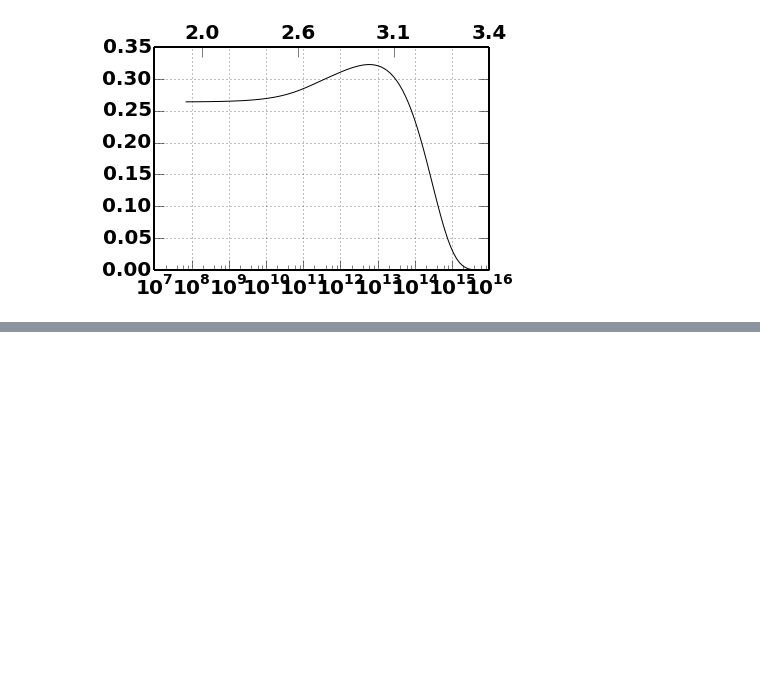
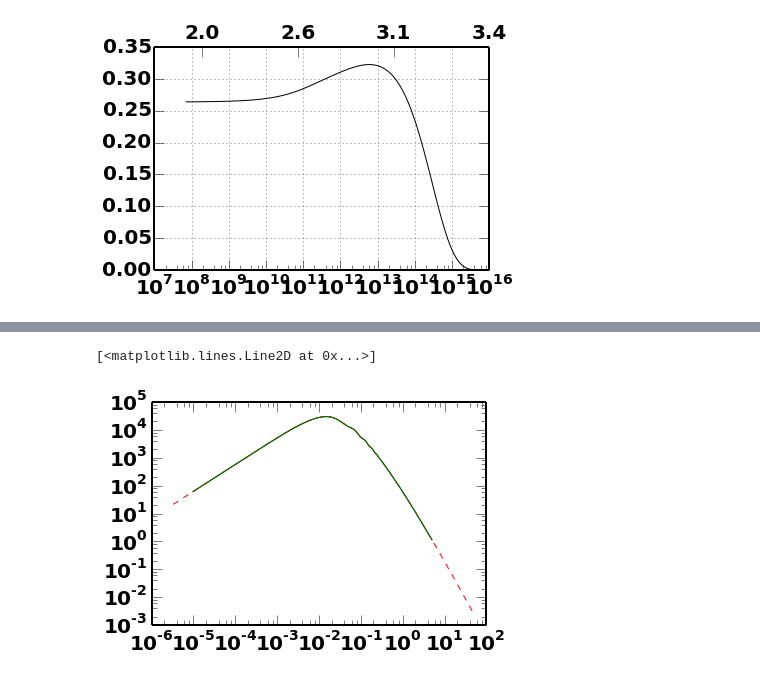
Before and after one commit to rbiswas4/FluctuationsInCosmology, a Jupyter notebook: Compare.ipynb, the cells around one changed output, grey strips where cells are left out. Drawn from its saved outputs; the diff is of its cells as text; code cells hidden in the pictures; blank space fills up the shorter version.

```diff
--- a/Compare.ipynb
+++ b/Compare.ipynb
@@ -51,7 +52,8 @@ Tk = Tks[:,-1]
 sumanrhoc    = 2.77536627e11
 sumannorm    = fs.Pk_norm(sigma8 = 0.8, ns = 0.963, k = k , Tk=Tk, hubble= 0.71)
 
-        #working power spectrum example
+        #working power sp
+psfrompk = psu.powerspectrum(koverh = None, asciifile=pkfile)
 psfromtkcbscb = psu.powerspectrum(koverh = None, pstype ="cb",sigma8ype= "cb", asciifile =tkfile, cosmo = M000s, z =0., method="CAMBoutgrowth")
 #psfromtkcbscb = psu.powerspectrum(koverh = None, pstype ="cb", asciifile =tkfile, cosmo = M000s)
 # %%
@@ -187,0 +197,10 @@ axtlabs = "{}}.format(1.1)(1.0/psu.sigmaM(M = xt/M000.h, ps = psfromtkcbscb,cosm
+# %%
+otf = "/Users/rbiswas/doc/projects/NeutrinoMF/data/CAMB_files/cmbM000.tf";
+ops = psu.powerspectrum(koverh = None, asciifile=otf, cosmo = M000s)
+# %%
+plt.loglog(psfromtkcbscb[0],psfromtkcbscb[1],'k-')
+plt.loglog(ops[0],ops[1],'r--')
+plt.loglog(psfrompk[0],psfrompk[1],'g-')
+# %% [output]
+[<matplotlib.lines.Line2D at 0x...>]
+[figure, added]
```
Also changed, not shown: parts of 19 cells of this notebook, 1 other file.
